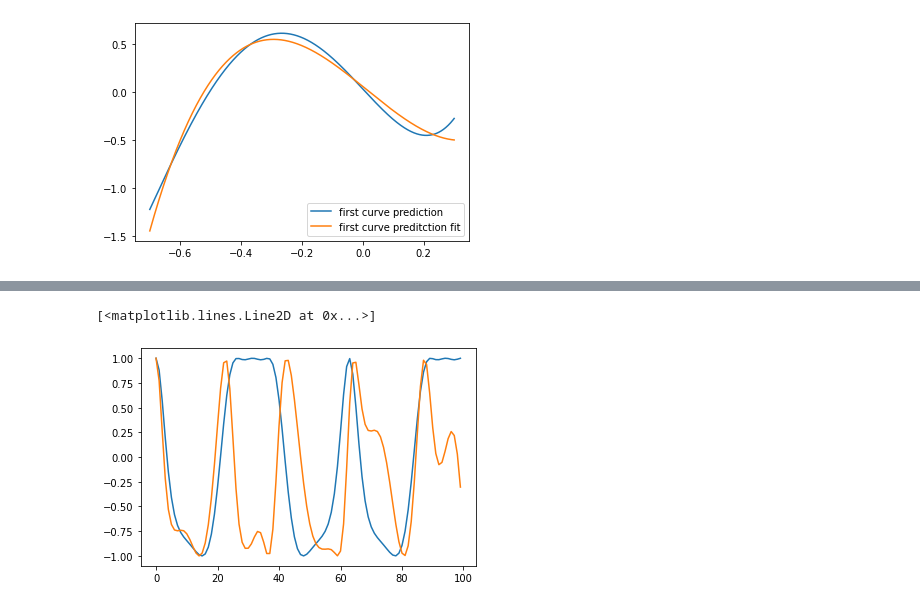
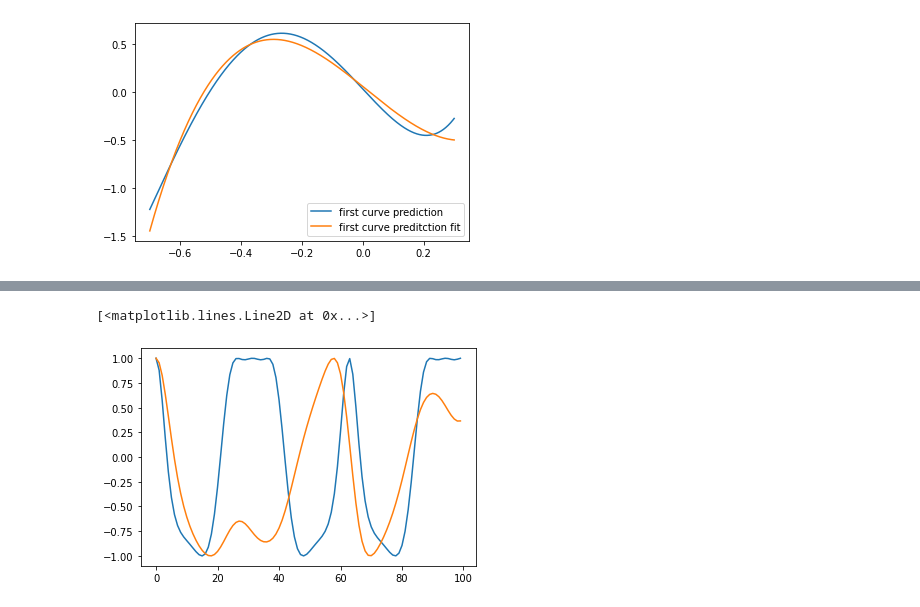
Before and after one commit to TuyenVo104/ee104, a Jupyter notebook: lab4/graph.ipynb, the cells around one changed output, grey strips where cells are left out. Saved outputs shown, nothing was run; the diff lists cells and outputs as text; code cells hidden in the pictures.

```diff
--- a/lab4/graph.ipynb
+++ b/lab4/graph.ipynb
@@ -123,14 +123,14 @@ plt.show()
 # %%
 ## multivariate variable regression
 
 x0 = [x/10 for x in range(100)]
-x1 = [math.sin(x/10) for x in range(100)]
+x1 = [np.sin(x/10) for x in range(100)]
 tupx=(x0,x1)
 rf = lambda tupx,fx0,fx1: np.cos(np.multiply(tupx[0],fx0)+np.sin(np.multiply(tupx[1],fx1)))
 y = rf(tupx,2,3)
 plt.plot(y)
-popt,pcov=opt.curve_fit(rf,tupx,y,(3,4))
+popt,pcov=opt.curve_fit(rf,tupx,y) # no guess
 plt.plot(rf(tupx,*popt))
 # %% [output]
 [<matplotlib.lines.Line2D at 0x...>]
-[figure, old version]
+[figure, new version]
```
Also changed, not shown: parts of 12 cells of this notebook, 3 other files.
